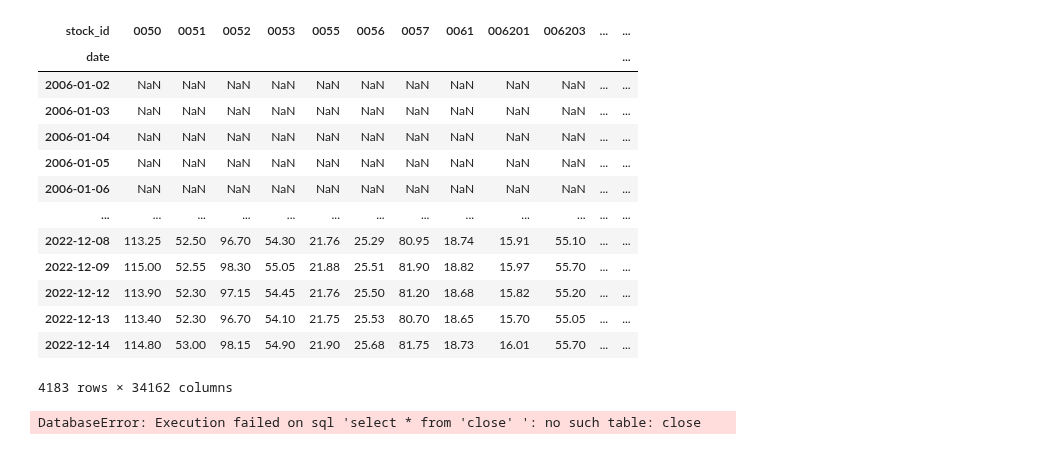
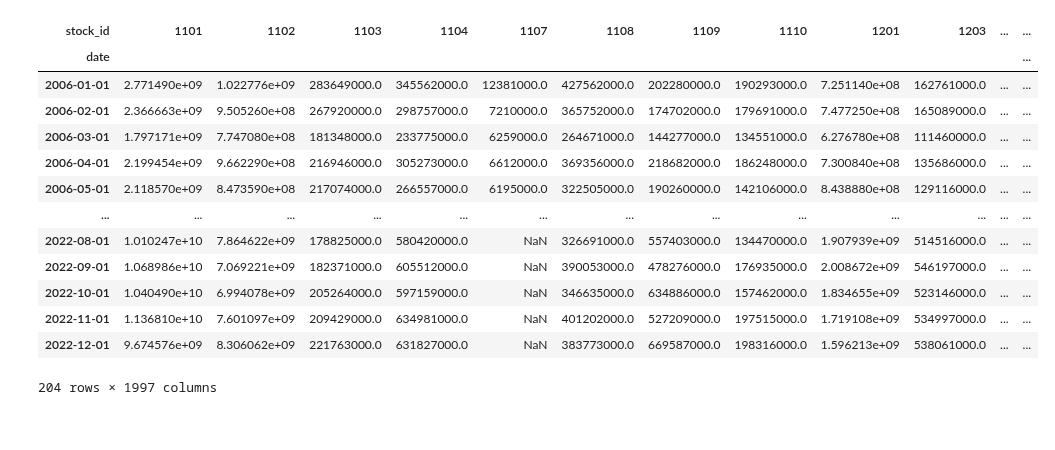
Before and after one commit to pkh-forresthsia/beTrue, a Jupyter notebook: data.ipynb, the cells around one changed output. Drawn from its saved outputs; the diff is of its cells as text; code cells hidden in the pictures.

Commit message:
revenue

```diff
--- a/data.ipynb
+++ b/data.ipynb
@@ -3,6 +3,6 @@ from data import *
 
 update=Update()
 fromSQL=FromSQL()
-# fromType=FromType()
+fromType=FromType()
 # %%
 # update.downloadAll()
@@ -32,23 +47,19 @@ fromSQL.allTypeFromSQL()
   'HedgingFinancialLiabilities',
   'RentalPrincipalRepayments']}
 # %%
-fromType.data("close")
+fromType.data("revenue")
 # %% [output]
-| stock_id | 0050 | 0051 | 0052 | 0053 | 0055 | 0056 | 0057 | 0061 | 006201 | 006203 | ... | ... |
+| stock_id | 1101 | 1102 | 1103 | 1104 | 1107 | 1108 | 1109 | 1110 | 1201 | 1203 | ... | ... |
 | date |  |  |  |  |  |  |  |  |  |  |  | ... |
-| 2006-01-02 | NaN | NaN | NaN | NaN | NaN | NaN | NaN | NaN | NaN | NaN | ... | ... |
-| 2006-01-03 | NaN | NaN | NaN | NaN | NaN | NaN | NaN | NaN | NaN | NaN | ... | ... |
-| 2006-01-04 | NaN | NaN | NaN | NaN | NaN | NaN | NaN | NaN | NaN | NaN | ... | ... |
-| 2006-01-05 | NaN | NaN | NaN | NaN | NaN | NaN | NaN | NaN | NaN | NaN | ... | ... |
-| 2006-01-06 | NaN | NaN | NaN | NaN | NaN | NaN | NaN | NaN | NaN | NaN | ... | ... |
+| 2006-01-01 | 2.771490e+09 | 1.022776e+09 | 283649000.0 | 345562000.0 | 12381000.0 | 427562000.0 | 202280000.0 | 190293000.0 | 7.251140e+08 | 162761000.0 | ... | ... |
+| 2006-02-01 | 2.366663e+09 | 9.505260e+08 | 267920000.0 | 298757000.0 | 7210000.0 | 365752000.0 | 174702000.0 | 179691000.0 | 7.477250e+08 | 165089000.0 | ... | ... |
+| 2006-03-01 | 1.797171e+09 | 7.747080e+08 | 181348000.0 | 233775000.0 | 6259000.0 | 264671000.0 | 144277000.0 | 134551000.0 | 6.276780e+08 | 111460000.0 | ... | ... |
+| 2006-04-01 | 2.199454e+09 | 9.662290e+08 | 216946000.0 | 305273000.0 | 6612000.0 | 369356000.0 | 218682000.0 | 186248000.0 | 7.300840e+08 | 135686000.0 | ... | ... |
+| 2006-05-01 | 2.118570e+09 | 8.473590e+08 | 217074000.0 | 266557000.0 | 6195000.0 | 322505000.0 | 190260000.0 | 142106000.0 | 8.438880e+08 | 129116000.0 | ... | ... |
 | ... | ... | ... | ... | ... | ... | ... | ... | ... | ... | ... | ... | ... |
-| 2022-12-08 | 113.25 | 52.50 | 96.70 | 54.30 | 21.76 | 25.29 | 80.95 | 18.74 | 15.91 | 55.10 | ... | ... |
-| 2022-12-09 | 115.00 | 52.55 | 98.30 | 55.05 | 21.88 | 25.51 | 81.90 | 18.82 | 15.97 | 55.70 | ... | ... |
-| 2022-12-12 | 113.90 | 52.30 | 97.15 | 54.45 | 21.76 | 25.50 | 81.20 | 18.68 | 15.82 | 55.20 | ... | ... |
-| 2022-12-13 | 113.40 | 52.30 | 96.70 | 54.10 | 21.75 | 25.53 | 80.70 | 18.65 | 15.70 | 55.05 | ... | ... |
-| 2022-12-14 | 114.80 | 53.00 | 98.15 | 54.90 | 21.90 | 25.68 | 81.75 | 18.73 | 16.01 | 55.70 | ... | ... |
+| 2022-08-01 | 1.010247e+10 | 7.864622e+09 | 178825000.0 | 580420000.0 | NaN | 326691000.0 | 557403000.0 | 134470000.0 | 1.907939e+09 | 514516000.0 | ... | ... |
+| 2022-09-01 | 1.068986e+10 | 7.069221e+09 | 182371000.0 | 605512000.0 | NaN | 390053000.0 | 478276000.0 | 176935000.0 | 2.008672e+09 | 546197000.0 | ... | ... |
+| 2022-10-01 | 1.040490e+10 | 6.994078e+09 | 205264000.0 | 597159000.0 | NaN | 346635000.0 | 634886000.0 | 157462000.0 | 1.834655e+09 | 523146000.0 | ... | ... |
+| 2022-11-01 | 1.136810e+10 | 7.601097e+09 | 209429000.0 | 634981000.0 | NaN | 401202000.0 | 527209000.0 | 197515000.0 | 1.719108e+09 | 534997000.0 | ... | ... |
+| 2022-12-01 | 9.674576e+09 | 8.306062e+09 | 221763000.0 | 631827000.0 | NaN | 383773000.0 | 669587000.0 | 198316000.0 | 1.596213e+09 | 538061000.0 | ... | ... |
-4183 rows × 34162 columns
+204 rows × 1997 columns
-# %%
-fromSQL.datasetFromSQL('TaiwanStockFinancialStatements')
-# %% [output]
-DatabaseError: Execution failed on sql 'select * from 'close' ': no such table: close
```
Also changed, not shown: parts of 1 cell of this notebook, 15 other files.
